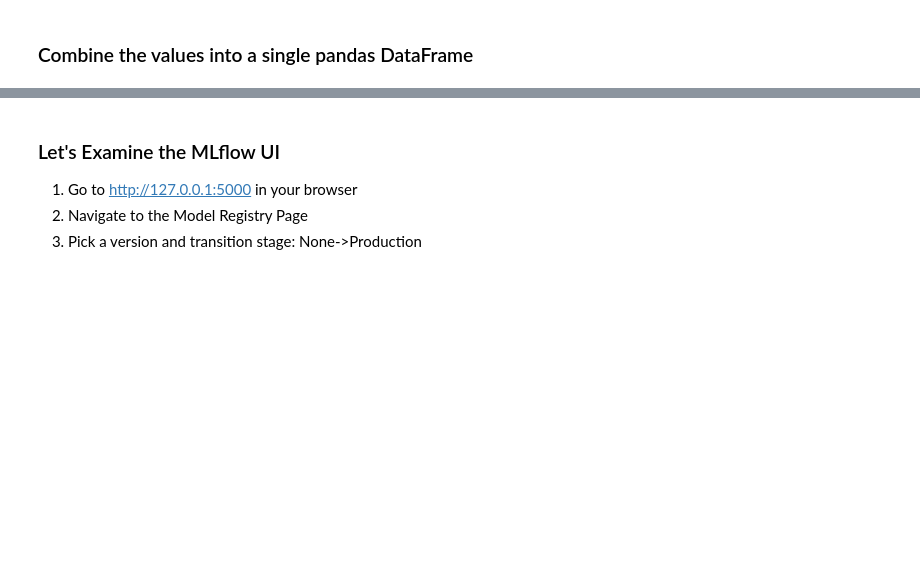
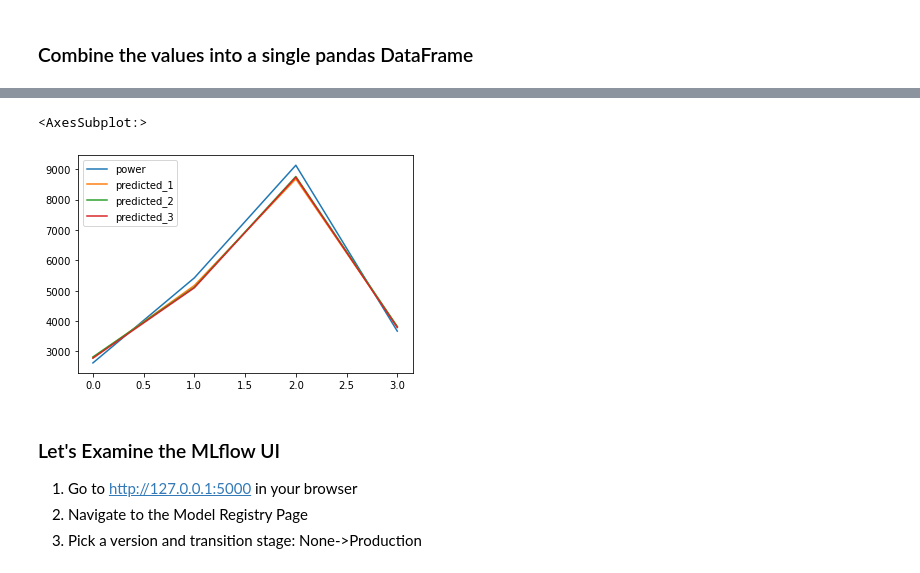
Before and after one commit to dmatrix/ds4g-workshop, a Jupyter notebook: notebooks/run_weather_forecast.ipynb, the cells around one changed output, grey strips where cells are left out. Saved outputs shown, nothing was run; the diff lists cells and outputs as text; code cells hidden in the pictures; blank space fills up the shorter version.

Commit message:
Added plotting actual vs predicted power plot
Signed-off-by: Jules Damji <dmatrix@comcast.net>

```diff
--- a/notebooks/run_weather_forecast.ipynb
+++ b/notebooks/run_weather_forecast.ipynb
@@ -275,3 +277,10 @@ actual_power
+# %%
+%matplotlib inline
+
+actual_power.plot.line()
+# %% [output]
+<AxesSubplot:>
+[figure, added]
 # %% [markdown]
 ### Let's Examine the MLflow UI
 
```
Also changed, not shown: parts of 8 cells of this notebook, 2 other files.
